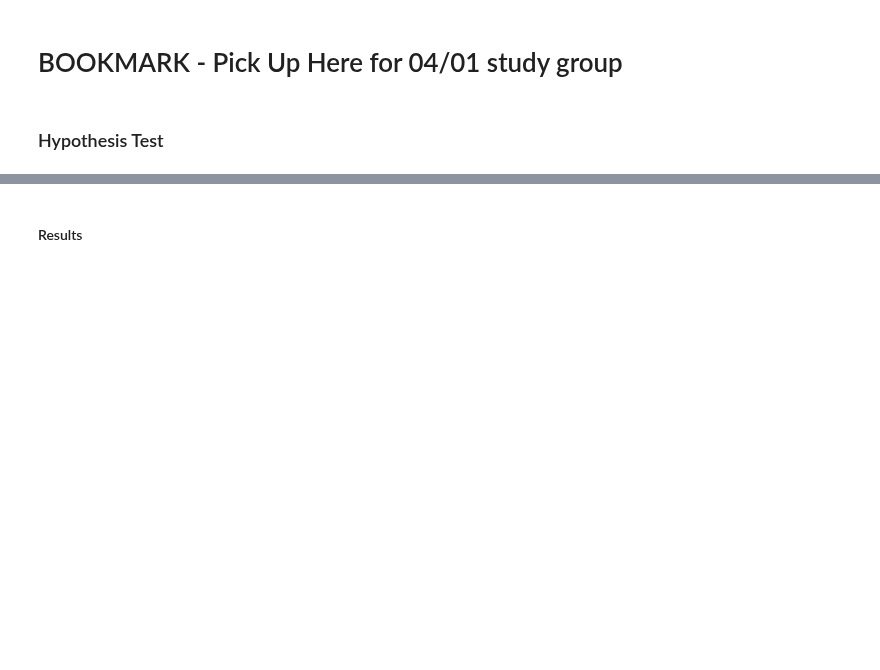
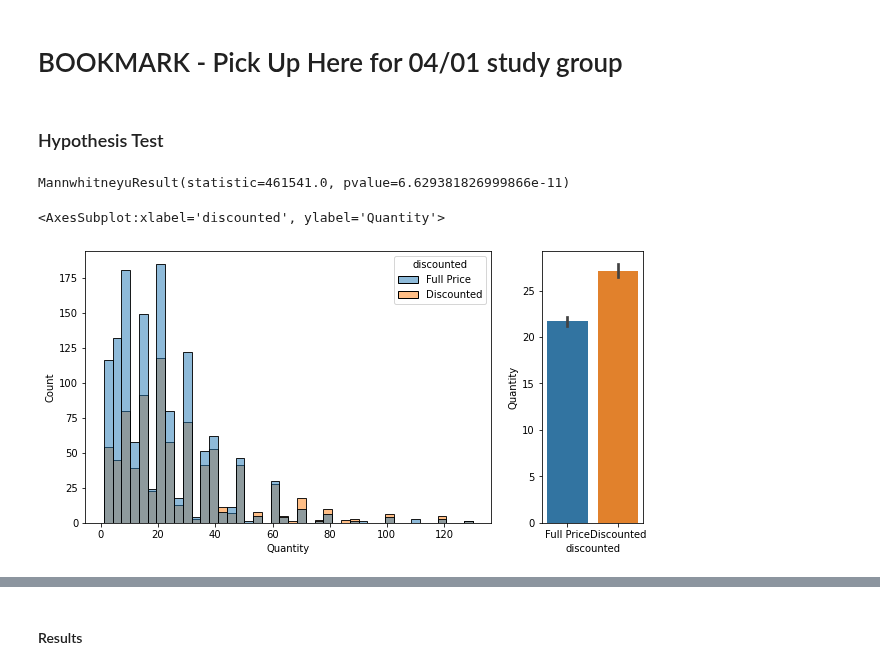
Before and after one commit to flatiron-school/Online-DS-FT-022221-Cohort-Notes, a Jupyter notebook: Phase_2/topic_14_hypothesis_testing/topic_14_hypothesis_testing-SG.ipynb, the cells around one changed output, grey strips where cells are left out. Drawn from its saved outputs; the diff is of its cells as text; code cells hidden in the pictures; blank space fills up the shorter version.

```diff
--- a/Phase_2/topic_14_hypothesis_testing/topic_14_hypothesis_testing-SG.ipynb
+++ b/Phase_2/topic_14_hypothesis_testing/topic_14_hypothesis_testing-SG.ipynb
@@ -405,6 +405,19 @@ True
 # BOOKMARK - Pick Up Here for 04/01 study group
 # %% [markdown]
 ### Hypothesis Test
+# %%
+stats.mannwhitneyu(fullprice_products,discount_product)
+# %% [output]
+MannwhitneyuResult(statistic=461541.0, pvalue=6.629381826999866e-11)
+# %%
+## Visualize Distributions and Means
+fig, axes = plt.subplots(ncols=2, figsize=(10,5),gridspec_kw={'width_ratios':[0.8,0.2]})
+
+sns.histplot(data=df,x='Quantity',hue='discounted' ,ax=axes[0])
+sns.barplot(data=df, y='Quantity',x='discounted' ,ax=axes[1],ci=68)
+# %% [output]
+<AxesSubplot:xlabel='discounted', ylabel='Quantity'>
+[figure, added]
 # %%
 ## Run proper test
 stats.ttest_ind(fullprice_products,discount_product,equal_var=False)
```
Also changed, not shown: parts of 4 cells of this notebook, 1 other file.
